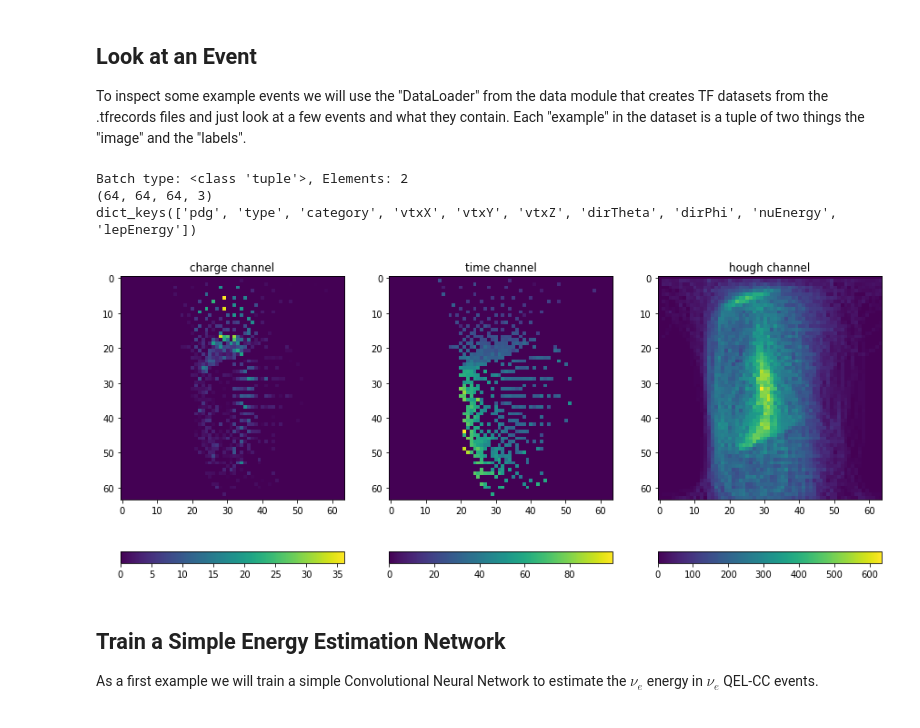
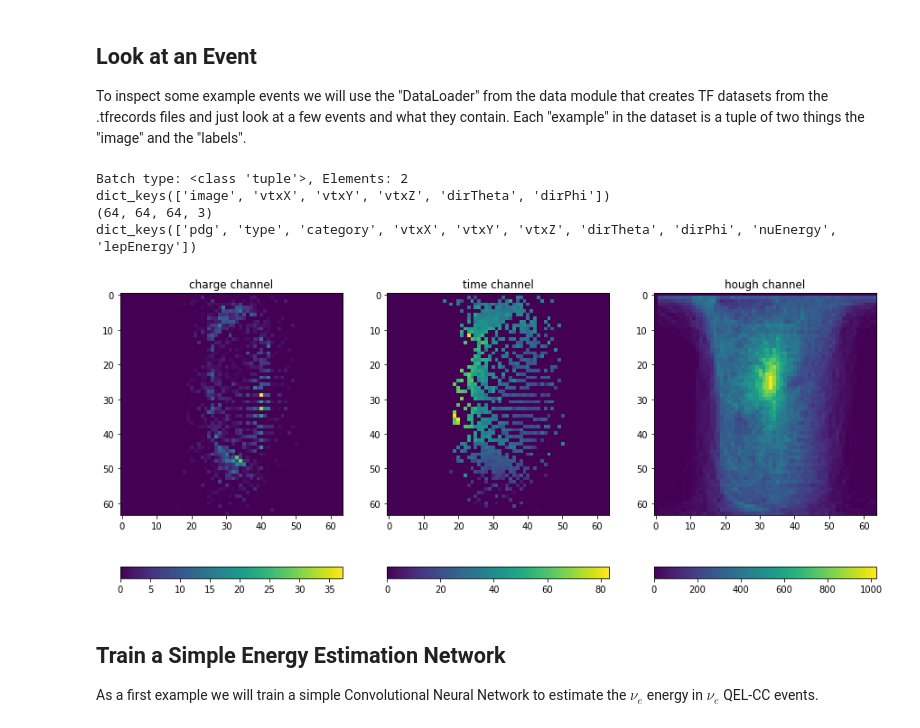
Before and after one commit to chipsneutrino/chips-net, a Jupyter notebook: example.ipynb, the cells around one changed output. Saved outputs shown, nothing was run; the diff lists cells and outputs as text; code cells hidden in the pictures.

Commit message:
fix: example notebook is now modified for the multiple input usage

```diff
--- a/example.ipynb
+++ b/example.ipynb
@@ -83,36 +83,38 @@ data_loader = data.DataLoader(conf)  # Setup the DataLoader using the configurat
 dataset = data_loader.train_data()  # Get the training dataset from the DataLoader
 for example in dataset.take(1):  # Dataset is iterable, take first batch of 64 examples
     print("Batch type: " + str(type(example)) + ", Elements: " + str(len(example)))
-    print(str(example[0].shape))  # Print the image tensor shape
+    print(example[0].keys())  # Print the image tensor shape
+    print(example[0]["image"].shape)  # Print the image tensor shape
     print(example[1].keys())  # Print the labels dictionary keys
 # %% [output]
 Batch type: <class 'tuple'>, Elements: 2
+dict_keys(['image', 'vtxX', 'vtxY', 'vtxZ', 'dirTheta', 'dirPhi'])
 (64, 64, 64, 3)
 dict_keys(['pdg', 'type', 'category', 'vtxX', 'vtxY', 'vtxZ', 'dirTheta', 'dirPhi', 'nuEnergy', 'lepEnergy'])
 # %%
 for example in dataset.take(1):  # Dataset is iterable, take first batch of 64 examples
-    image = example[0][0].numpy()  # Get the first "image" in the batch
+    image = example[0]["image"][0].numpy()  # Get the first "image" in the batch
     charge, time, hough = image[:, :, 0], image[:, :, 1], image[:, :, 2]
 
     plt.figure(1, figsize=(15, 7))
     plt.subplot(131)
     plt.title('charge channel')
     plt.imshow(charge)
     plt.colorbar(orientation='horizontal')
 
     plt.subplot(132)
     plt.title('time channel')
     plt.imshow(time)
     plt.colorbar(orientation='horizontal')
 
     plt.subplot(133)
     plt.title('hough channel')
     plt.imshow(hough)
     plt.colorbar(orientation='horizontal')
 
     plt.show()
 # %% [output]
-[figure, old version]
+[figure, new version]
 # %% [markdown]
 ## Train a Simple Energy Estimation Network
 
```
Also changed, not shown: parts of 12 cells of this notebook, 2 other files.
